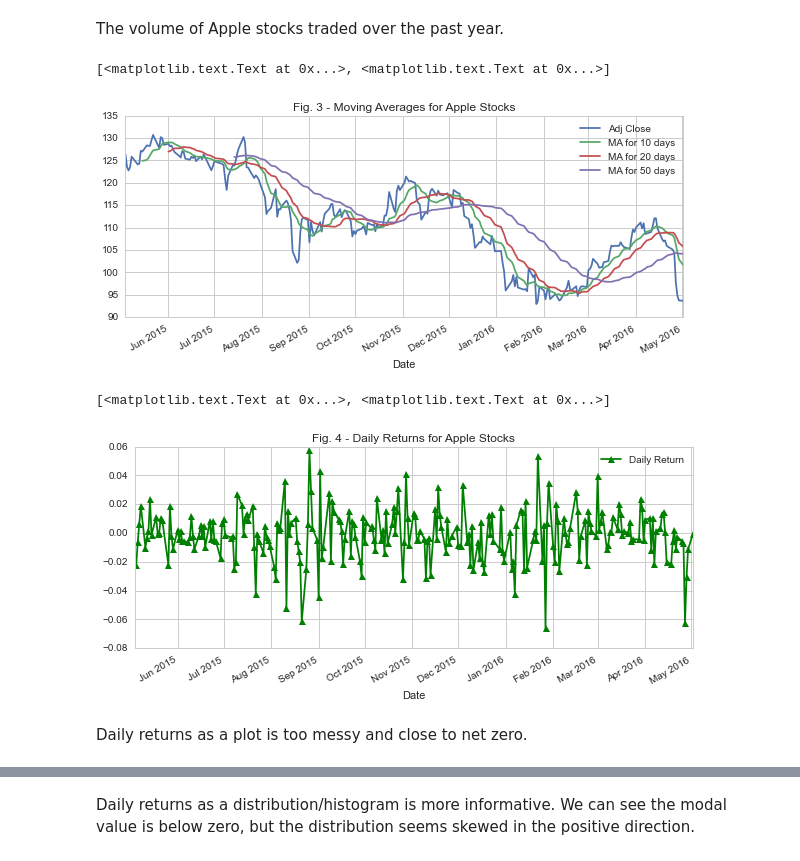
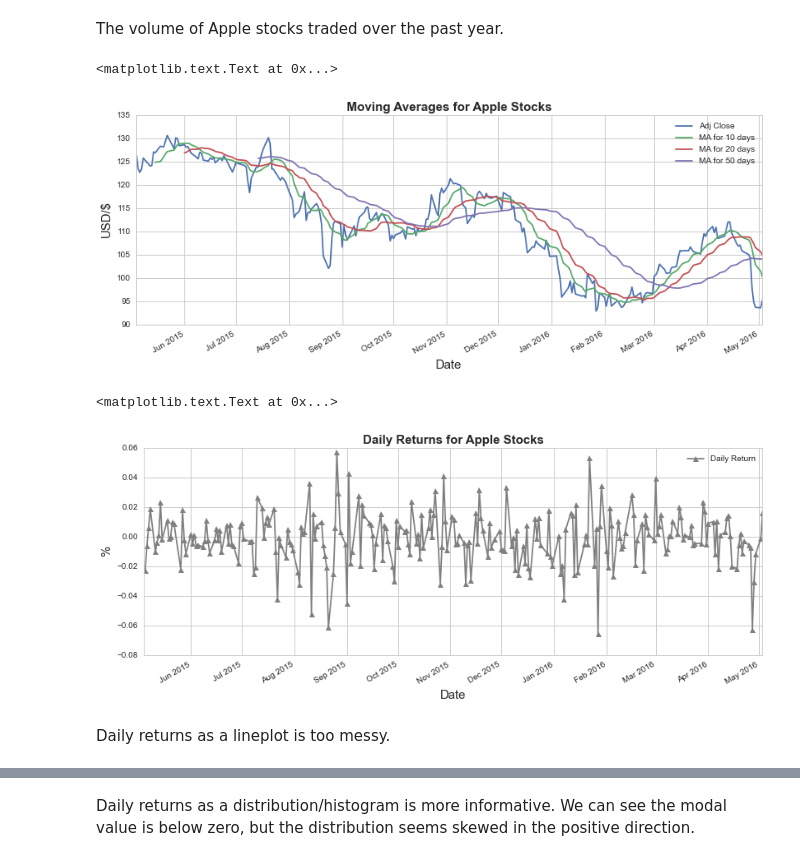
Before and after one commit to RyanSCodes/Stock-Market-Analysis, a Jupyter notebook: Stock-Market-Analysis.ipynb, the cells around one changed output, grey strips where cells are left out. Saved outputs shown, nothing was run; the diff lists cells and outputs as text; code cells hidden in the pictures.

```diff
--- a/Stock-Market-Analysis.ipynb
+++ b/Stock-Market-Analysis.ipynb
@@ -47,20 +59,28 @@ for ma in ma_day :
 
 # Insert a column for 10, 20 and 50 point moving averages
 # %%
-ax = AAPL[['Adj Close', 'MA for 10 days', 'MA for 20 days', 'MA for 50 days']].plot(subplots=False, figsize=(10,4))
-ax.set(xlabel='Date', title='Fig. 3 - Moving Averages for Apple Stocks')
+ax = AAPL[['Adj Close', 'MA for 10 days', 'MA for 20 days', 'MA for 50 days']].plot(subplots=False,figsize=(12,5))
+ax.set_xlabel('Date', fontsize=15)
+ax.set_ylabel('USD/$', fontsize=15)
+
+ax.set_title("Moving Averages for Apple Stocks", fontsize=15, weight='bold')
 # %% [output]
-[<matplotlib.text.Text at 0x...>, <matplotlib.text.Text at 0x...>]
+<matplotlib.text.Text at 0x...>
-[figure, old version]
+[figure, new version]
 # %%
 AAPL['Daily Return'] = AAPL['Adj Close'].pct_change()
 # % change is already a pandas method
 # %%
-ax = AAPL['Daily Return'].plot(figsize=(10,4), legend=True, color='green',linestyle='-', marker='^')
-ax.set(xlabel='Date', title='Fig. 4 - Daily Returns for Apple Stocks')
+plt.figure(figsize=(12,5))
+ax = AAPL['Daily Return'].plot( legend=True, color='grey',linestyle='-', marker='^')
+ax.set_xlabel('Date', fontsize=15)
+ax.set_ylabel('%', fontsize=15)
+
+ax.set_title("Daily Returns for Apple Stocks", fontsize=15, weight='bold')
+#ax.set(xlabel='Date', title='Fig. 4 - Daily Returns for Apple Stocks')
 # %% [output]
-[<matplotlib.text.Text at 0x...>, <matplotlib.text.Text at 0x...>]
+<matplotlib.text.Text at 0x...>
-[figure, old version]
+[figure, new version]
 # %% [markdown]
-Daily returns as a plot is too messy and close to net zero.
+Daily returns as a lineplot is too messy.
 # %%
```
Also changed, not shown: parts of 36 cells of this notebook.
